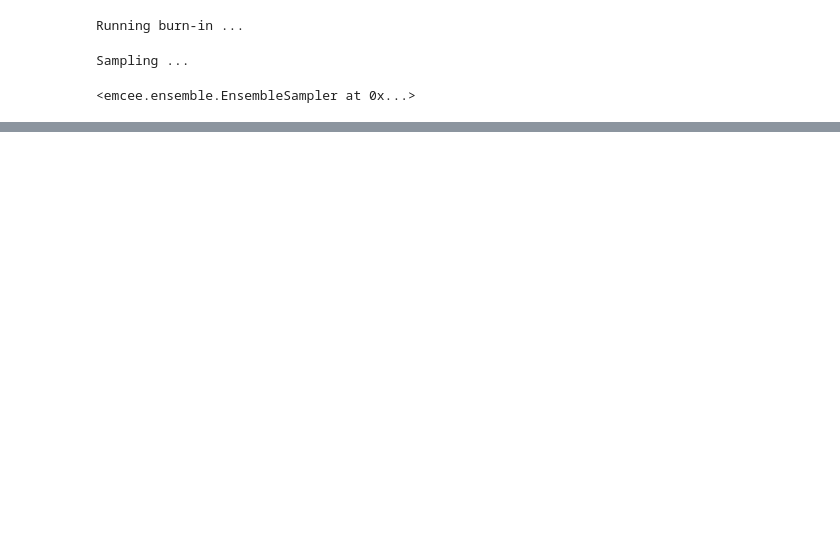
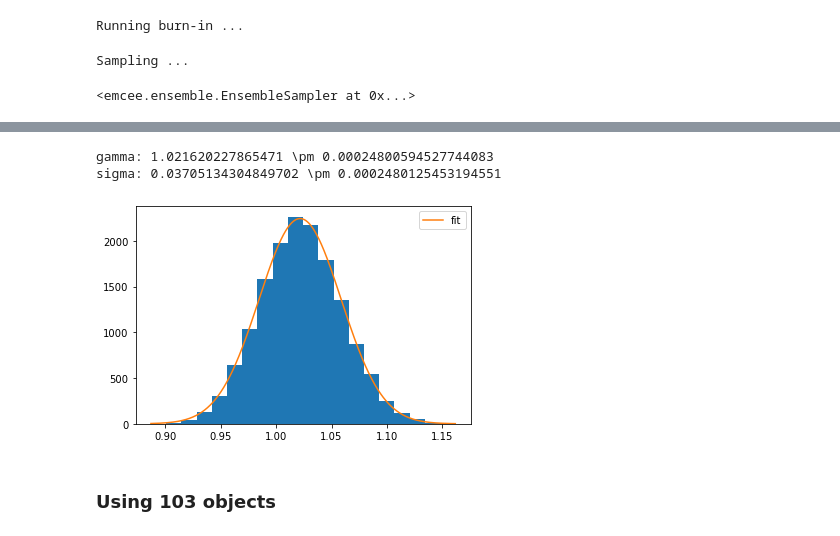
Before and after one commit to CosmoObs/SLtools, a Jupyter notebook: sltools/rings2cosmo/notebooks/test.ipynb, the cells around one changed output, grey strips where cells are left out. Cells and saved outputs as stored; diff of their text form; code cells hidden in the pictures; blank space fills up the shorter version.

```diff
--- a/sltools/rings2cosmo/notebooks/test.ipynb
+++ b/sltools/rings2cosmo/notebooks/test.ipynb
@@ -61,0 +121,5 @@ add hide_print option if progress = False
+# %%
+g = flat_samples[:, 2]
+
+def gaussian(x, mean, amplitude, s0):
+    return amplitude * np.exp( - (x - mean)**2 / 2 /s0**2)
@@ -61,0 +128,19 @@ add hide_print option if progress = False
+# %%
+bin_heights, bin_borders, _ = plt.hist(g, bins=20)
+bin_centers = bin_borders[:-1] + np.diff(bin_borders) / 2
+popt, pcov = curve_fit(gaussian, bin_centers, bin_heights, p0=[1., 0., 1.])
+
+perr = np.sqrt(np.diag(pcov))
+print('gamma:',popt[0],'\pm',perr[0])
+print('sigma:',popt[2],'\pm',perr[2])
+
+x_interval_for_fit = np.linspace(bin_borders[0], bin_borders[-1], 10000)
+plt.plot(x_interval_for_fit, gaussian(x_interval_for_fit, *popt), label='fit')
+plt.legend()
+plt.show()
+# %% [output]
+gamma: 1.021620227865471 \pm 0.00024800594527744083
+sigma: 0.03705134304849702 \pm 0.0002480125453194551
+[figure, added]
+# %% [markdown]
+### Using 103 objects
```
Also changed, not shown: parts of 27 cells of this notebook, 1 other file.
